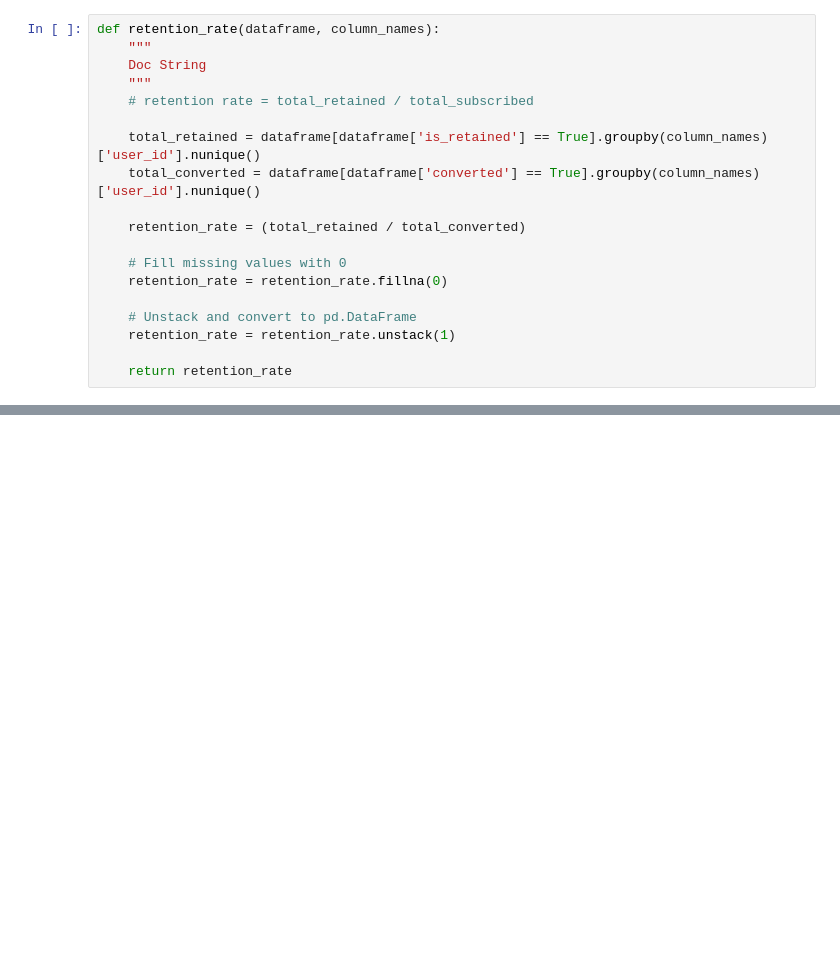
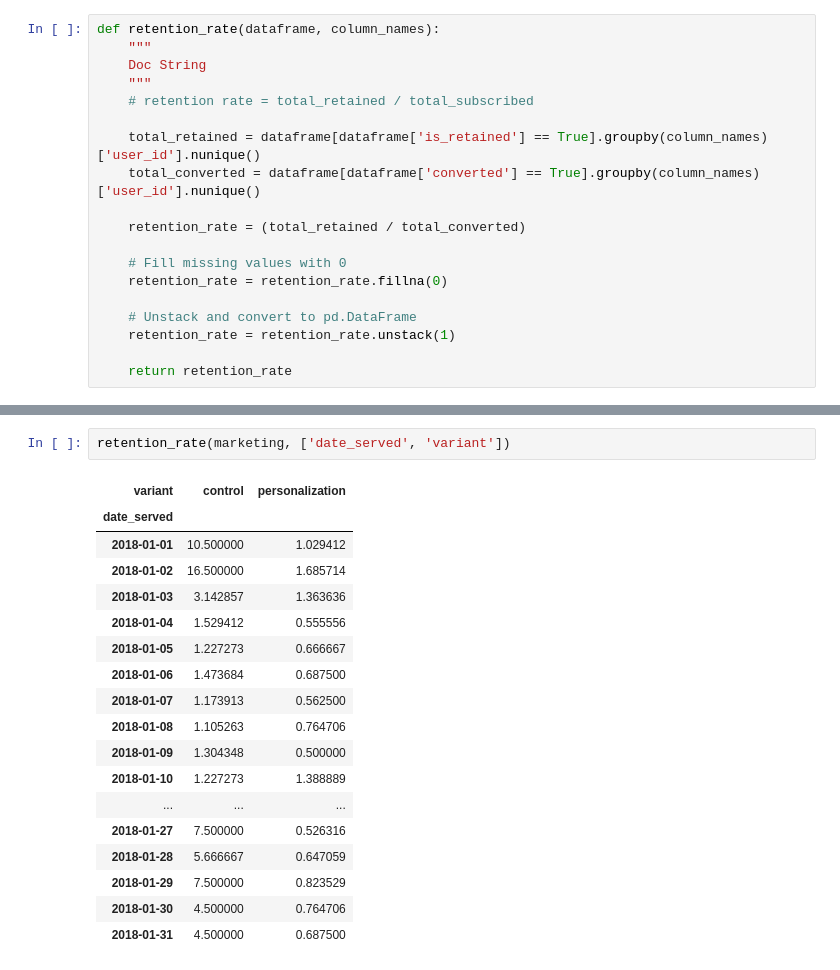
Before and after one commit to iamem1r/marketing_analysis, a Jupyter notebook: Automation.ipynb, the cells around one changed output, grey strips where cells are left out. Drawn from its saved outputs; the diff is of its cells as text; blank space fills up the shorter version.

```diff
--- a/Automation.ipynb
+++ b/Automation.ipynb
@@ -99 +116,22 @@ retention_rate(marketing, ['language_displayed', 'subscribing_channel'])
+# %%
+retention_rate(marketing, ['date_served', 'variant'])
+# %% [output]
+| variant | control | personalization |
+| date_served |  |  |
+| 2018-01-01 | 10.500000 | 1.029412 |
+| 2018-01-02 | 16.500000 | 1.685714 |
+| 2018-01-03 | 3.142857 | 1.363636 |
+| 2018-01-04 | 1.529412 | 0.555556 |
+| 2018-01-05 | 1.227273 | 0.666667 |
+| 2018-01-06 | 1.473684 | 0.687500 |
+| 2018-01-07 | 1.173913 | 0.562500 |
+| 2018-01-08 | 1.105263 | 0.764706 |
+| 2018-01-09 | 1.304348 | 0.500000 |
+| 2018-01-10 | 1.227273 | 1.388889 |
+| ... | ... | ... |
+| 2018-01-27 | 7.500000 | 0.526316 |
+| 2018-01-28 | 5.666667 | 0.647059 |
+| 2018-01-29 | 7.500000 | 0.823529 |
+| 2018-01-30 | 4.500000 | 0.764706 |
+| 2018-01-31 | 4.500000 | 0.687500 |
 # %%
```
Also changed, not shown: parts of 6 cells of this notebook.
